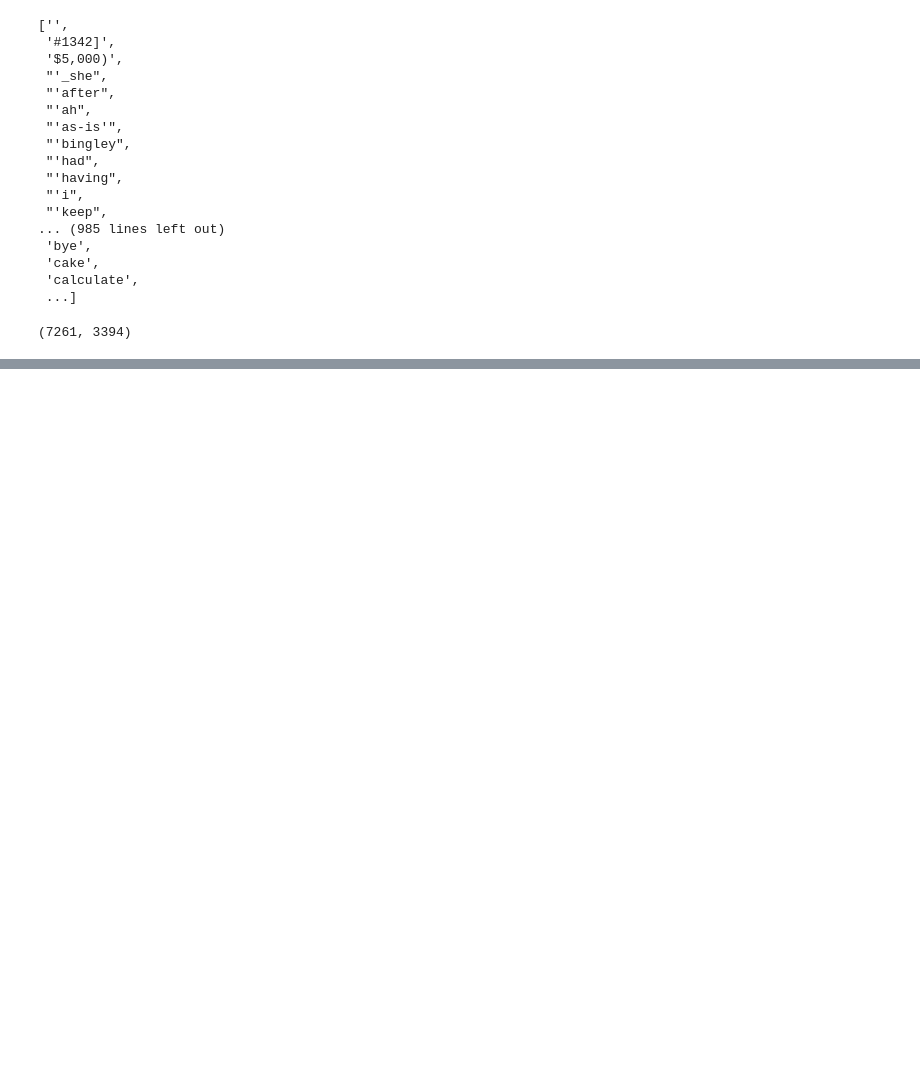
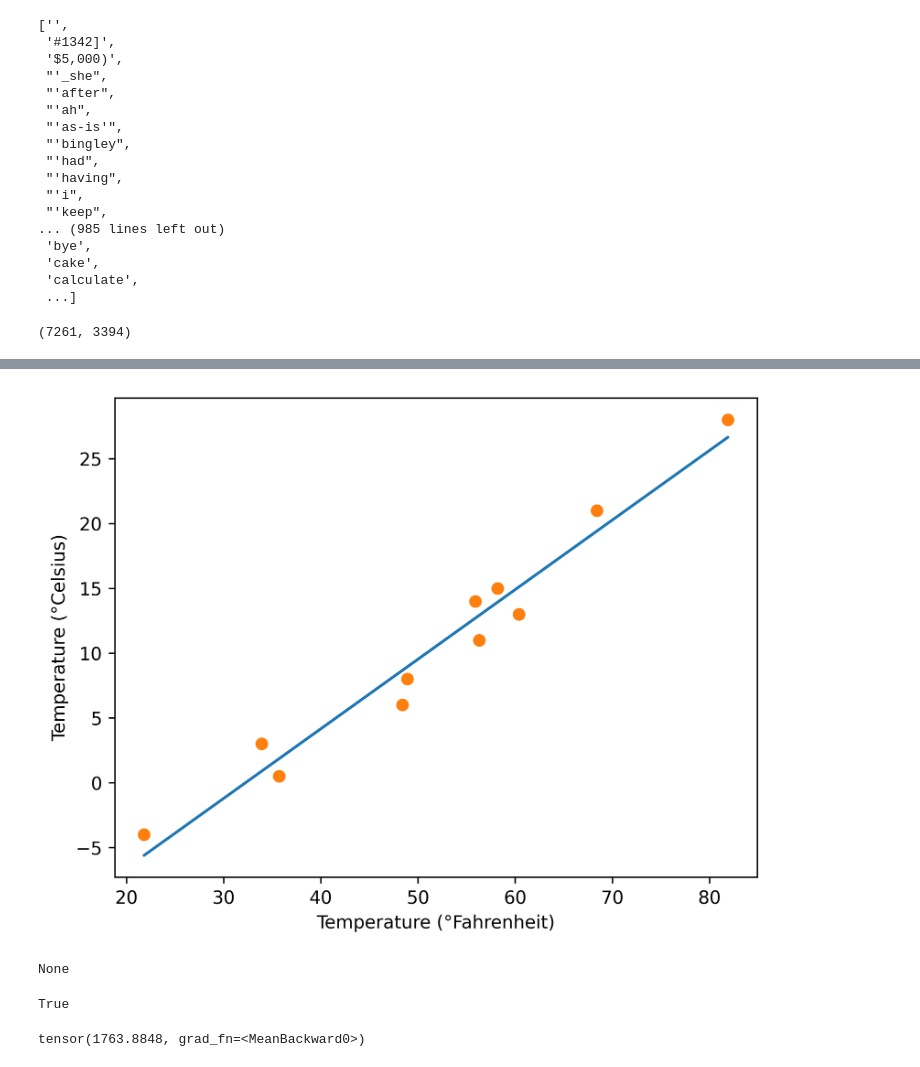
Before and after one commit to Suncheng2022/Deep-Learning-with-Pytorch, a Jupyter notebook: 20230712.ipynb, the cells around one changed output, grey strips where cells are left out. Cells and saved outputs as stored; diff of their text form; code cells hidden in the pictures; blank space fills up the shorter version.

```diff
--- a/20230712.ipynb
+++ b/20230712.ipynb
@@ -384,0 +587,21 @@ len(word2ind_dict), word2ind_dict['impossible']
+# %%
+# 所以给一个较小的梯度
+learning_rate = 1e-2
+w = w - learning_rate * loss_rate_of_change_w
+b = b - learning_rate * loss_rate_of_change_b
+# %%
+def dloss_fn(t_p, t_c):
+    dsq_diffs = 2 * (t_p - t_c) / t_p.size(0)
+    return dsq_diffs
+
+def dmodel_dw(t_u, w, b):
+    return t_u
+
+def dmodel_db(t_u, w, b):
+    return 1.
+# %%
+def grad_fn(t_u, t_c, t_p, w, b):
+    dloss_dtp = dloss_fn(t_p, t_c)
+    dloss_dw = dloss_dtp * dmodel_dw(t_u, w, b)
+    dloss_db = dloss_dtp * dmodel_db(t_u, w, b)
+    return torch.stack([dloss_dw.sum(), dloss_db.sum()])  # <1>
@@ -384,0 +698,10 @@ len(word2ind_dict), word2ind_dict['impossible']
+# %%
+params = training_loop(
+    n_epochs = 5000,
+    learning_rate = 1e-2,
+    params = torch.tensor([1.0, 0.0]),
+    t_u = t_u * .1,
+    t_c = t_c,
+    print_params = False)
+
+params
@@ -384,0 +722,14 @@ len(word2ind_dict), word2ind_dict['impossible']
+# %%
+%matplotlib inline
+from matplotlib import pyplot as plt
+
+t_p = model(t_u * .1, *params)  # <1>
+
+fig = plt.figure(dpi=600)
+plt.xlabel("Temperature (°Fahrenheit)")
+plt.ylabel("Temperature (°Celsius)")
+plt.plot(t_u.numpy(), t_p.detach().numpy()) # <2>
+plt.plot(t_u.numpy(), t_c.numpy(), 'o')
+plt.savefig("temp_unknown_plot.png", format="png")  # bookskip
+# %% [output]
+[figure, added]
@@ -384,0 +757,11 @@ len(word2ind_dict), word2ind_dict['impossible']
+# %%
+print(params.grad)      # 还没尽兴backward()，grad等于None
+params.grad is None
+# %% [output]
+None
+True
+# %%
+loss = loss_fn(model(t_u, *params), t_c)
+loss
+# %% [output]
+tensor(1763.8848, grad_fn=<MeanBackward0>)
```
Also changed, not shown: parts of 79 cells of this notebook, 2 other files.
